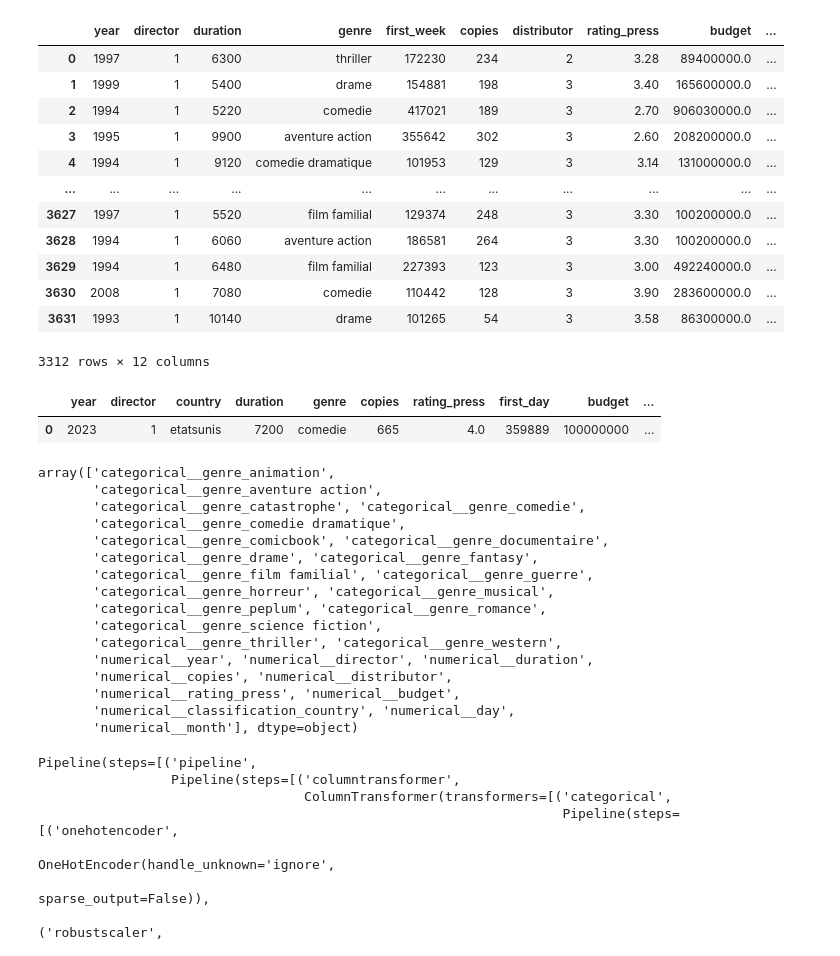
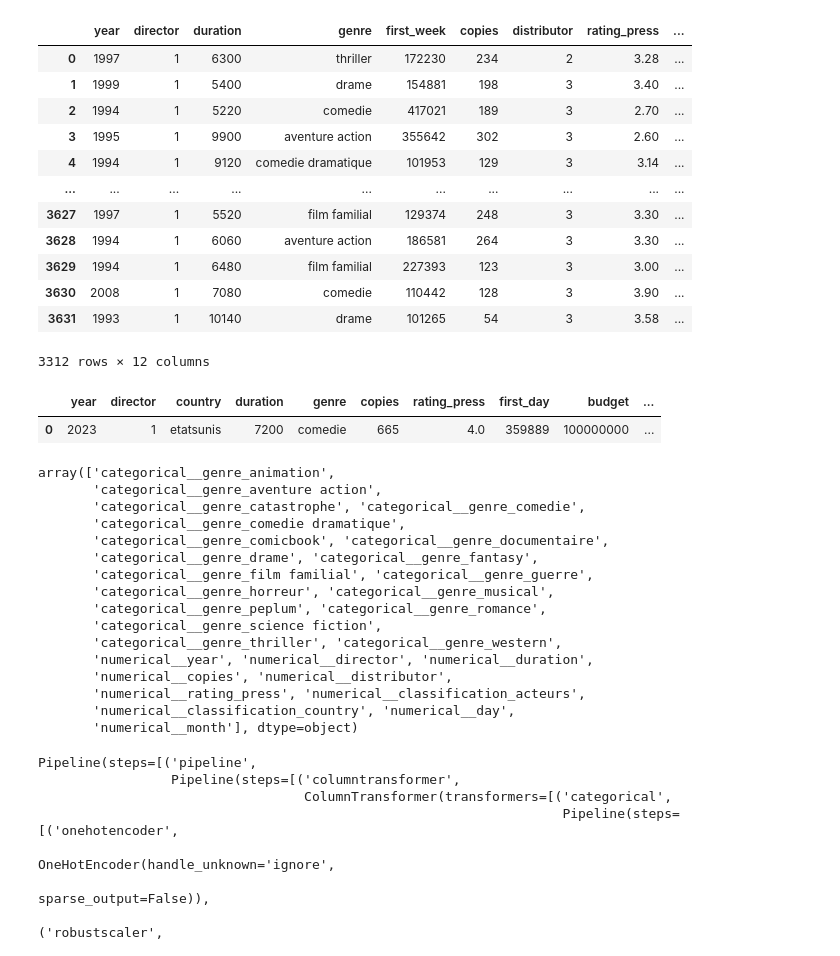
Before and after one commit to AFlo59/Brief_Popularity_Film, a Jupyter notebook: modelisation/model.ipynb, the cells around one changed output. Drawn from its saved outputs; the diff is of its cells as text; code cells hidden in the pictures.

```diff
--- a/modelisation/model.ipynb
+++ b/modelisation/model.ipynb
@@ -11,24 +11,24 @@ from catboost import CatBoostClassifier
 # %%
 data_path = "Dataset_analyse.csv"
 df = pd.read_csv(data_path)
 
 df = df.dropna()
-df = df.drop(["title","total_spectator",'country',"hebdo_rank","first_day","first_weekend","rating_public","casting","visa","award",'classification_acteurs',"lang"], axis=1)
+df = df.drop(["title","total_spectator",'country',"hebdo_rank","first_day",'budget',"first_weekend","rating_public","casting","visa","award","lang"], axis=1)
 
 df
 # %% [output]
-|  | year | director | duration | genre | first_week | copies | distributor | rating_press | budget | ... |
-| 0 | 1997 | 1 | 6300 | thriller | 172230 | 234 | 2 | 3.28 | 89400000.0 | ... |
-| 1 | 1999 | 1 | 5400 | drame | 154881 | 198 | 3 | 3.40 | 165600000.0 | ... |
-| 2 | 1994 | 1 | 5220 | comedie | 417021 | 189 | 3 | 2.70 | 906030000.0 | ... |
-| 3 | 1995 | 1 | 9900 | aventure action | 355642 | 302 | 3 | 2.60 | 208200000.0 | ... |
-| 4 | 1994 | 1 | 9120 | comedie dramatique | 101953 | 129 | 3 | 3.14 | 131000000.0 | ... |
-| ... | ... | ... | ... | ... | ... | ... | ... | ... | ... | ... |
-| 3627 | 1997 | 1 | 5520 | film familial | 129374 | 248 | 3 | 3.30 | 100200000.0 | ... |
-| 3628 | 1994 | 1 | 6060 | aventure action | 186581 | 264 | 3 | 3.30 | 100200000.0 | ... |
-| 3629 | 1994 | 1 | 6480 | film familial | 227393 | 123 | 3 | 3.00 | 492240000.0 | ... |
-| 3630 | 2008 | 1 | 7080 | comedie | 110442 | 128 | 3 | 3.90 | 283600000.0 | ... |
-| 3631 | 1993 | 1 | 10140 | drame | 101265 | 54 | 3 | 3.58 | 86300000.0 | ... |
+|  | year | director | duration | genre | first_week | copies | distributor | rating_press | ... |
+| 0 | 1997 | 1 | 6300 | thriller | 172230 | 234 | 2 | 3.28 | ... |
+| 1 | 1999 | 1 | 5400 | drame | 154881 | 198 | 3 | 3.40 | ... |
+| 2 | 1994 | 1 | 5220 | comedie | 417021 | 189 | 3 | 2.70 | ... |
+| 3 | 1995 | 1 | 9900 | aventure action | 355642 | 302 | 3 | 2.60 | ... |
+| 4 | 1994 | 1 | 9120 | comedie dramatique | 101953 | 129 | 3 | 3.14 | ... |
+| ... | ... | ... | ... | ... | ... | ... | ... | ... | ... |
+| 3627 | 1997 | 1 | 5520 | film familial | 129374 | 248 | 3 | 3.30 | ... |
+| 3628 | 1994 | 1 | 6060 | aventure action | 186581 | 264 | 3 | 3.30 | ... |
+| 3629 | 1994 | 1 | 6480 | film familial | 227393 | 123 | 3 | 3.00 | ... |
+| 3630 | 2008 | 1 | 7080 | comedie | 110442 | 128 | 3 | 3.90 | ... |
+| 3631 | 1993 | 1 | 10140 | drame | 101265 | 54 | 3 | 3.58 | ... |
 3312 rows × 12 columns
 # %%
 data = {
@@ -91,7 +91,7 @@ array(['categorical__genre_animation',
        'categorical__genre_thriller', 'categorical__genre_western',
        'numerical__year', 'numerical__director', 'numerical__duration',
        'numerical__copies', 'numerical__distributor',
-       'numerical__rating_press', 'numerical__budget',
+       'numerical__rating_press', 'numerical__classification_acteurs',
        'numerical__classification_country', 'numerical__day',
        'numerical__month'], dtype=object)
 # %%
```
Also changed, not shown: parts of 2 cells of this notebook, 2 other files.
